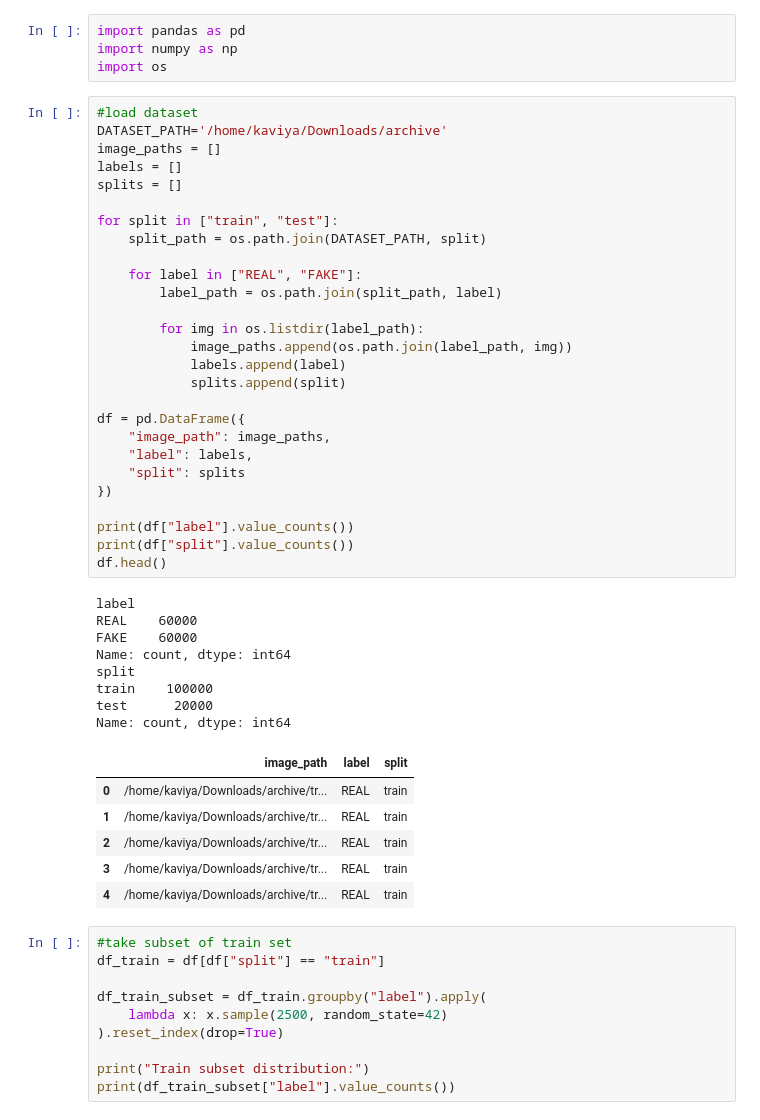
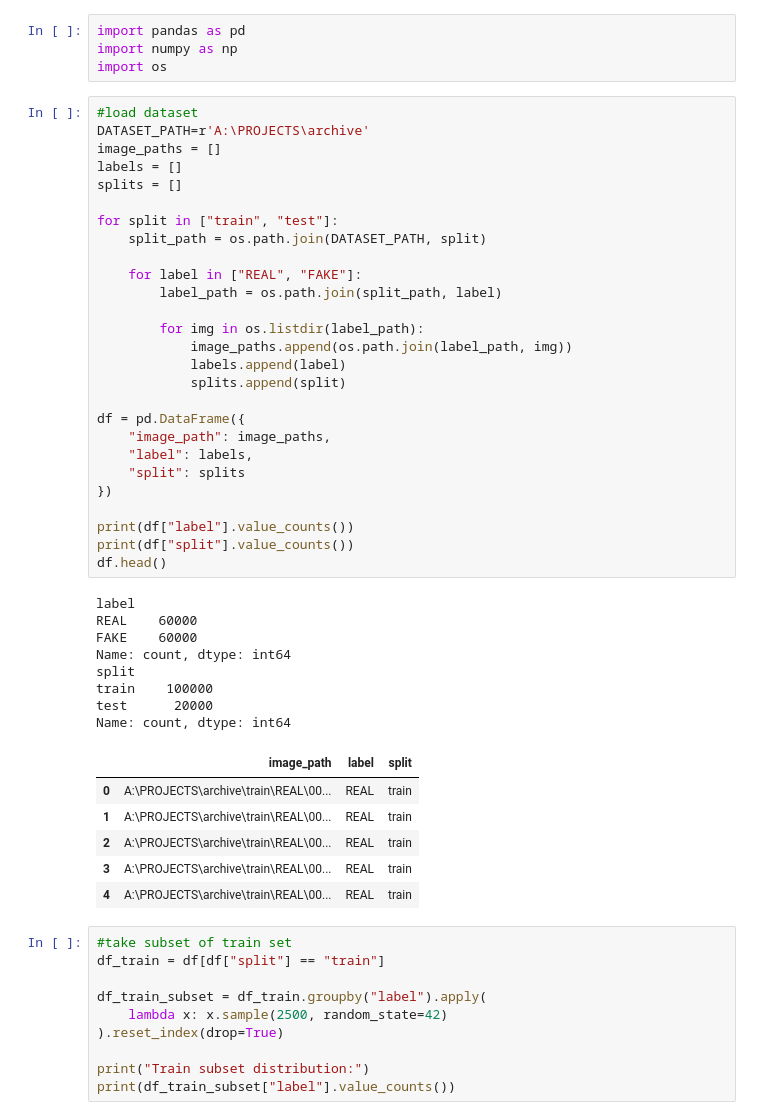
Before and after one commit to kaviya-ns/Deep-Shield, a Jupyter notebook: main.ipynb, the cells around one changed output. Saved outputs shown, nothing was run; the diff lists cells and outputs as text.

```diff
--- a/main.ipynb
+++ b/main.ipynb
@@ -4,7 +4,7 @@ import numpy as np
 import os
 # %%
 #load dataset
-DATASET_PATH='/home/kaviya/Downloads/archive'
+DATASET_PATH=r'A:\PROJECTS\archive'
 image_paths = []
 labels = []
 splits = []
@@ -12,38 +12,38 @@ splits = []
 for split in ["train", "test"]:
     split_path = os.path.join(DATASET_PATH, split)
 
     for label in ["REAL", "FAKE"]:
         label_path = os.path.join(split_path, label)
 
         for img in os.listdir(label_path):
             image_paths.append(os.path.join(label_path, img))
             labels.append(label)
             splits.append(split)
 
 df = pd.DataFrame({
     "image_path": image_paths,
     "label": labels,
     "split": splits
 })
 
 print(df["label"].value_counts())
 print(df["split"].value_counts())
 df.head()
 # %% [output]
 label
 REAL    60000
 FAKE    60000
 Name: count, dtype: int64
 split
 train    100000
 test      20000
 Name: count, dtype: int64
 |  | image_path | label | split |
-| 0 | /home/kaviya/Downloads/archive/tr... | REAL | train |
-| 1 | /home/kaviya/Downloads/archive/tr... | REAL | train |
-| 2 | /home/kaviya/Downloads/archive/tr... | REAL | train |
-| 3 | /home/kaviya/Downloads/archive/tr... | REAL | train |
-| 4 | /home/kaviya/Downloads/archive/tr... | REAL | train |
+| 0 | A:\PROJECTS\archive\train\REAL\00... | REAL | train |
+| 1 | A:\PROJECTS\archive\train\REAL\00... | REAL | train |
+| 2 | A:\PROJECTS\archive\train\REAL\00... | REAL | train |
+| 3 | A:\PROJECTS\archive\train\REAL\00... | REAL | train |
+| 4 | A:\PROJECTS\archive\train\REAL\00... | REAL | train |
 # %%
 #take subset of train set
 df_train = df[df["split"] == "train"]
```
Also changed, not shown: parts of 32 cells of this notebook.
